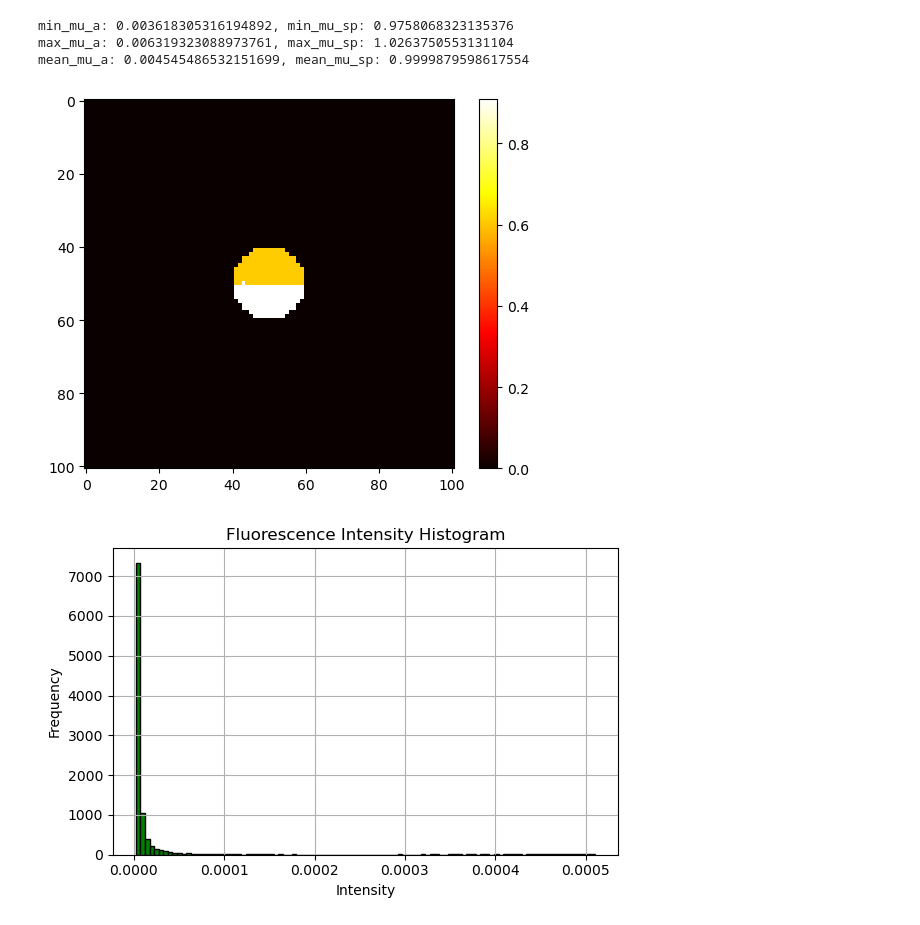
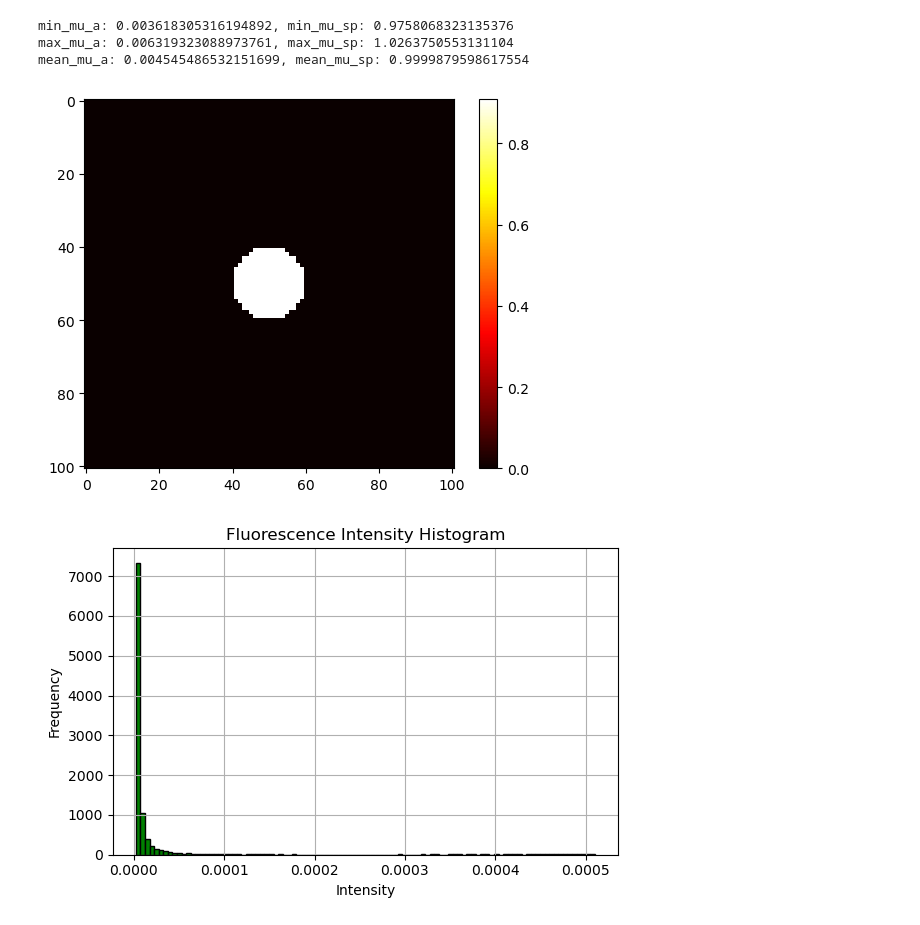
Before and after one commit to VictorH2208/gtx, a Jupyter notebook: numerical/analytical.ipynb, the cells around one changed output. Cells and saved outputs as stored; diff of their text form; code cells hidden in the pictures.

```diff
--- a/numerical/analytical.ipynb
+++ b/numerical/analytical.ipynb
@@ -145,39 +136,46 @@ def draw_img(data, type='depth', data_type='cylinder'):
         data = data['optical_props']
     else:
         raise ValueError(f'Invalid type: {type}')
+
+    if type == 'depth' and data_type == 'cylinder':
+        data = np.where(data > 0, np.max(data), data)
 
     if data_type == 'cylinder': # 3 dim
         data = data
     elif data_type == 'phantom':
         data = data
     elif data_type == 'dt':
         data = data
     else:
         raise ValueError(f'Invalid data_type: {data_type}')
 
     if type == 'fluorescence' or type == 'reflectance':
         fig, axs = plt.subplots(1, 6, figsize=(10, 5))
         for i in range(6):
             axs[i].imshow(data[:, :, i], cmap='hot', interpolation='nearest')
             axs[i].axis('off')
         plt.show()
     elif type == 'optical_props':
         fig, axs = plt.subplots(1, 2, figsize=(10, 5))
         axs[0].imshow(data[:, :, 0], cmap='hot', interpolation='nearest')
         axs[0].set_title('mu_a')
         axs[0].axis('off')
         axs[1].imshow(data[:, :, 1], cmap='hot', interpolation='nearest')
         axs[1].set_title('mu_sp')
         axs[1].axis('off')
         plt.show()
+    elif type == 'depth':
+        plt.imshow(data, cmap='hot', interpolation='nearest')
+        plt.colorbar()
+        plt.show()
     else:
         plt.imshow(data, cmap='hot', interpolation='nearest')
         plt.colorbar()
         plt.show()
 
 draw_img(sample_cylinder_data_r1, type='depth', data_type='cylinder')
 # %% [output]
-[figure, old version]
+[figure, new version]
 # %%
 def draw_histogram(data, idx, data_type='cylinder'):
 
```
Also changed, not shown: parts of 8 cells of this notebook.
